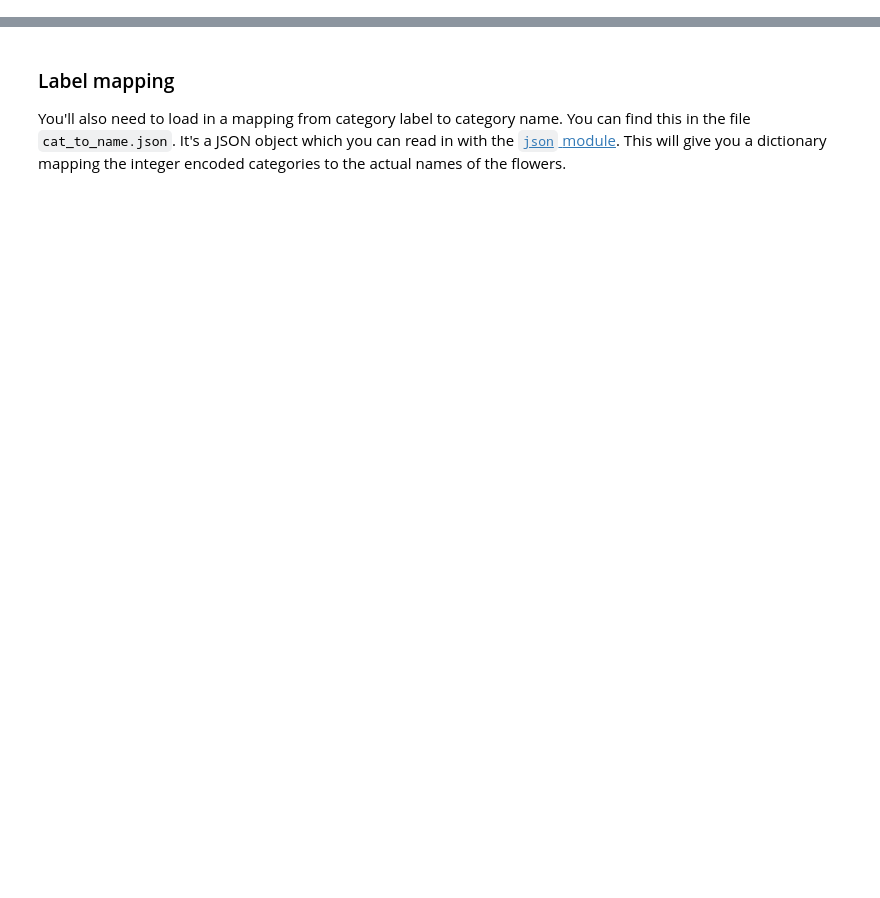
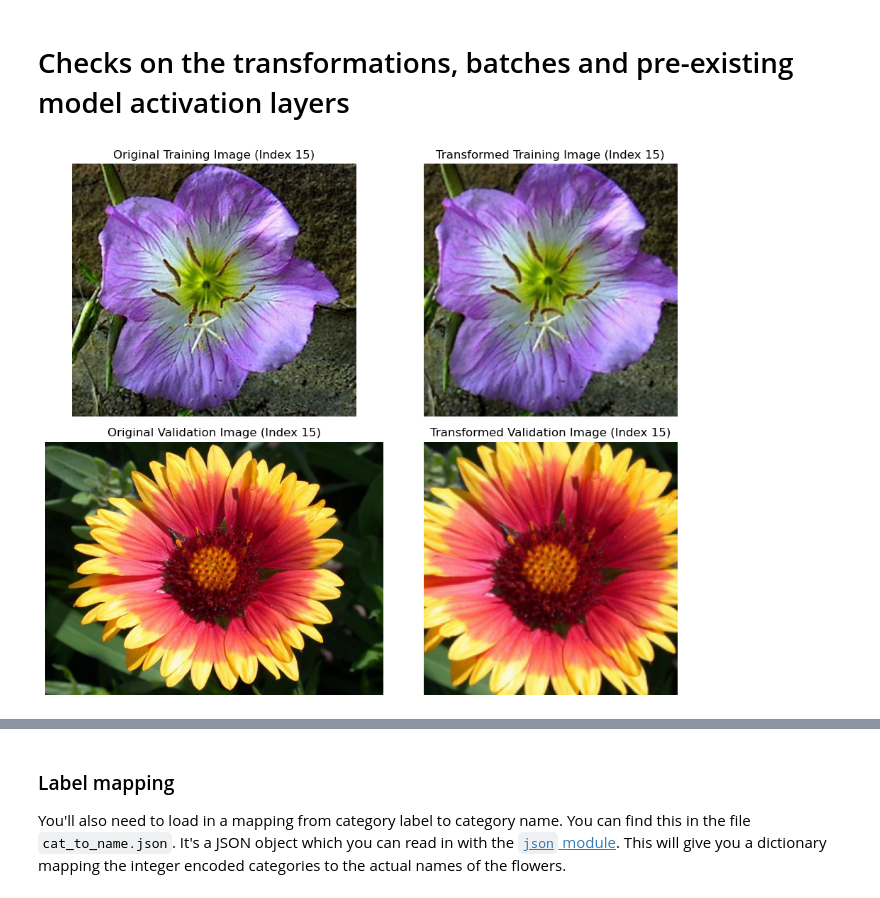
Before and after one commit to cvasilov1/udacity_AIPND_train_flower_network, a Jupyter notebook: Image Classifier Project.ipynb, the cells around one changed output, grey strips where cells are left out. Saved outputs shown, nothing was run; the diff lists cells and outputs as text; code cells hidden in the pictures; blank space fills up the shorter version.

Commit message:
Project 1st part completed: network is trained and tests at 86% accuracy. Additional files: the checkpoint, scripts to check memory usage and visualize accuracy during training

```diff
--- a/Image Classifier Project.ipynb
+++ b/Image Classifier Project.ipynb
@@ -44,0 +245,17 @@ dataloaders =
+# %%
+# sanity check
+
+data_transform_train_check = transforms.Compose([
+    transforms.RandomResizedCrop(224),
+    transforms.RandomHorizontalFlip(),
+    transforms.ToTensor(),  # Keep this, remove Normalize for debugging
+])
+
+train_dataset_check = datasets.ImageFolder(root=args.train_dir, transform=data_transform_train_check)
+
+image = train_dataset_check[0][0]
+print(f"Image min: {image.min()}, max: {image.max()}")
+
+# Delete the dataset and transformation
+del train_dataset_check
+del data_transform_train_check
@@ -44,0 +286,59 @@ dataloaders =
+# %% [markdown]
+# Checks on the transformations, batches and pre-existing model activation layers
+# %%
+# Function to denormalize an image (undo mean/std normalization for visualization)
+def denormalize(image, mean=[0.485, 0.456, 0.406], std=[0.229, 0.224, 0.225]):
+    image = image.clone().cpu().numpy().transpose(1, 2, 0)  # Convert from (C, H, W) to (H, W, C)
+    image = image * std + mean  # Denormalize
+    image = np.clip(image, 0, 1)  # Clip values to valid range
+    return image
+
+# Choose the image index to visualize
+image_index = 15  # Change this to 1, 2, ... or any index within range
+
+# Ensure index is within dataset range
+max_train_idx = len(train_dataset) - 1
+max_valid_idx = len(valid_dataset) - 1
+
+if image_index > max_train_idx or image_index > max_valid_idx:
+    raise ValueError(f"Invalid index! Choose between 0 and {min(max_train_idx, max_valid_idx)}")
+
+# Get the selected training image (before transform)
+train_img_path, _ = train_dataset.samples[image_index]
+train_original = Image.open(train_img_path)
+
+# Apply training transformation
+train_transformed = train_dataset[image_index][0]
+
+# Get the selected validation image (before transform)
+val_img_path, _ = valid_dataset.samples[image_index]
+val_original = Image.open(val_img_path)
+
+# Apply validation transformation
+val_transformed = valid_dataset[image_index][0]
+
+# Plot original and transformed images side by side
+fig, axes = plt.subplots(2, 2, figsize=(10, 8))
+
+# Training Image
+axes[0, 0].imshow(train_original)
+axes[0, 0].set_title(f"Original Training Image (Index {image_index})")
+axes[0, 0].axis("off")
+
+axes[0, 1].imshow(denormalize(train_transformed))
+axes[0, 1].set_title(f"Transformed Training Image (Index {image_index})")
+axes[0, 1].axis("off")
+
+# Validation Image
+axes[1, 0].imshow(val_original)
+axes[1, 0].set_title(f"Original Validation Image (Index {image_index})")
+axes[1, 0].axis("off")
+
+axes[1, 1].imshow(denormalize(val_transformed))
+axes[1, 1].set_title(f"Transformed Validation Image (Index {image_index})")
+axes[1, 1].axis("off")
+
+plt.tight_layout()
+plt.show()
+# %% [output]
+[figure, added]
```
Also changed, not shown: parts of 41 cells of this notebook, 6 other files.
